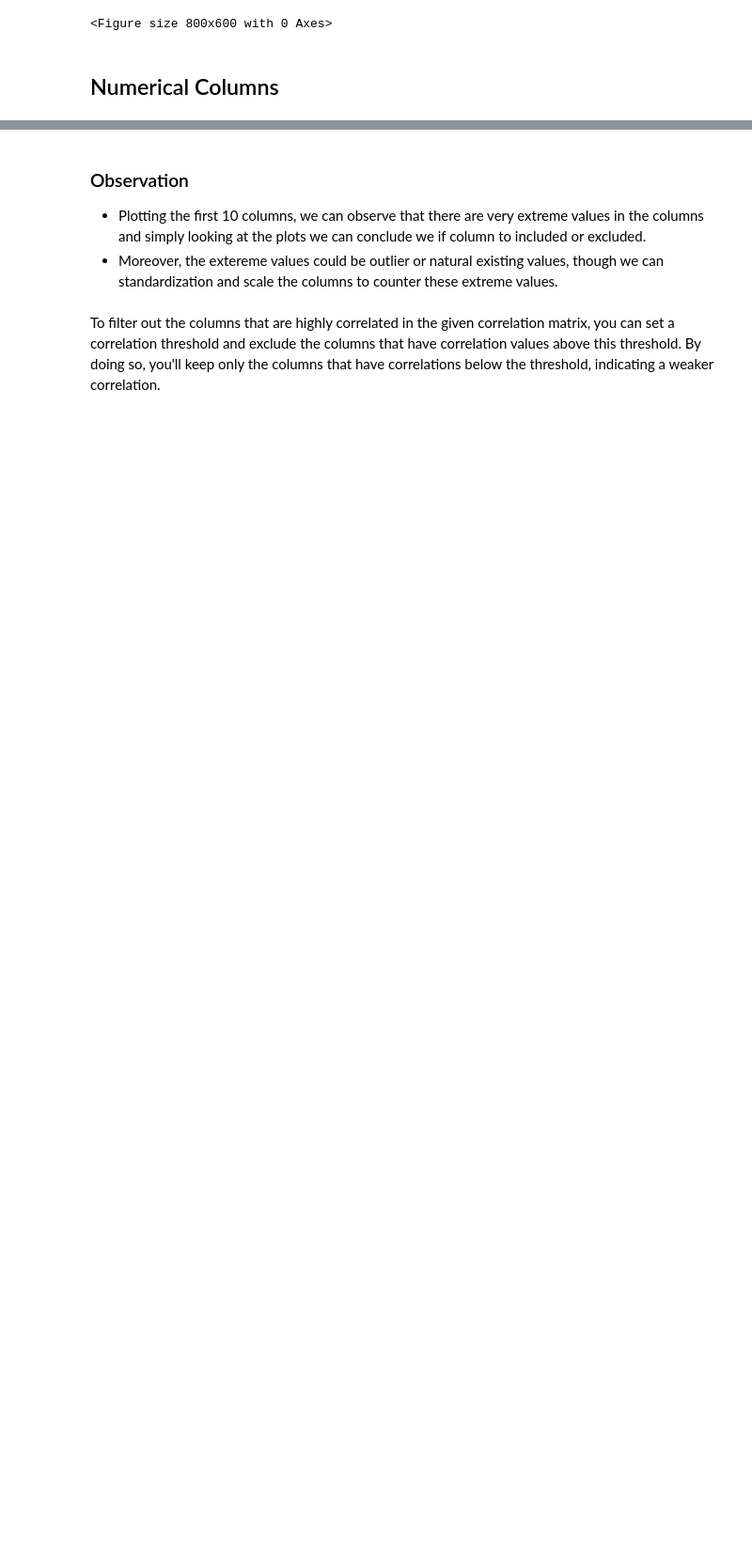
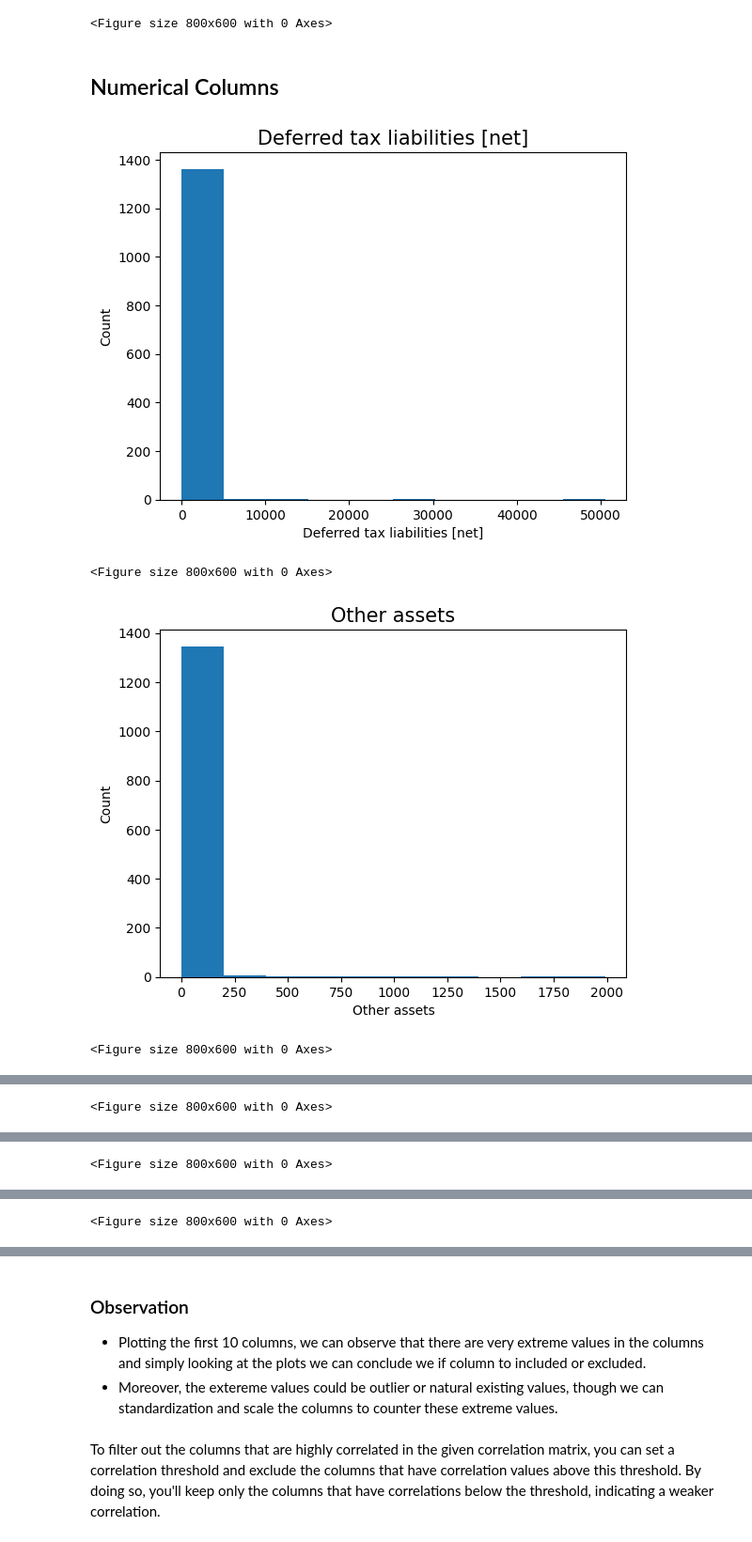
Before and after one commit to Diljitsingh14/NSE-BalanceSheet-Analysis-Clustering, a Jupyter notebook: Non-banking balance sheet analyse.ipynb, the cells around one changed output, grey strips where cells are left out. Shown at 94% size. Drawn from its saved outputs; the diff is of its cells as text; code cells hidden in the pictures; blank space fills up the shorter version.

```diff
--- a/Non-banking balance sheet analyse.ipynb
+++ b/Non-banking balance sheet analyse.ipynb
@@ -101,0 +209,5 @@ data.describe()
+# %%
+# np.mean(data['stores, spares and loose tools'])
+
+def low_variance_features(df, column, threshold=.5):
+    return (df[column].quantile([threshold]) == 0).bool()
@@ -233,3 +339,16 @@ Name: count, dtype: int64
 <Figure size 800x600 with 0 Axes>
 # %% [markdown]
 ## Numerical Columns
+# %%
+## lets look at the low variance columns
+
+for col in low_variance_columns[:6]:
+    fig = data[col].plot(kind='hist')
+    plot_labels(fig,title=col.capitalize(),x_label=col.capitalize(),y_label='Count')
+
+    plt.show()
+# %% [output]
+[figure, added]
+<Figure size 800x600 with 0 Axes>
+[figure, added]
+<Figure size 800x600 with 0 Axes>
@@ -235,0 +356 @@ Name: count, dtype: int64
+<Figure size 800x600 with 0 Axes>
@@ -235,0 +358 @@ Name: count, dtype: int64
+<Figure size 800x600 with 0 Axes>
@@ -235,0 +360 @@ Name: count, dtype: int64
+<Figure size 800x600 with 0 Axes>
```
Also changed, not shown: parts of 34 cells of this notebook, 1 other file.
